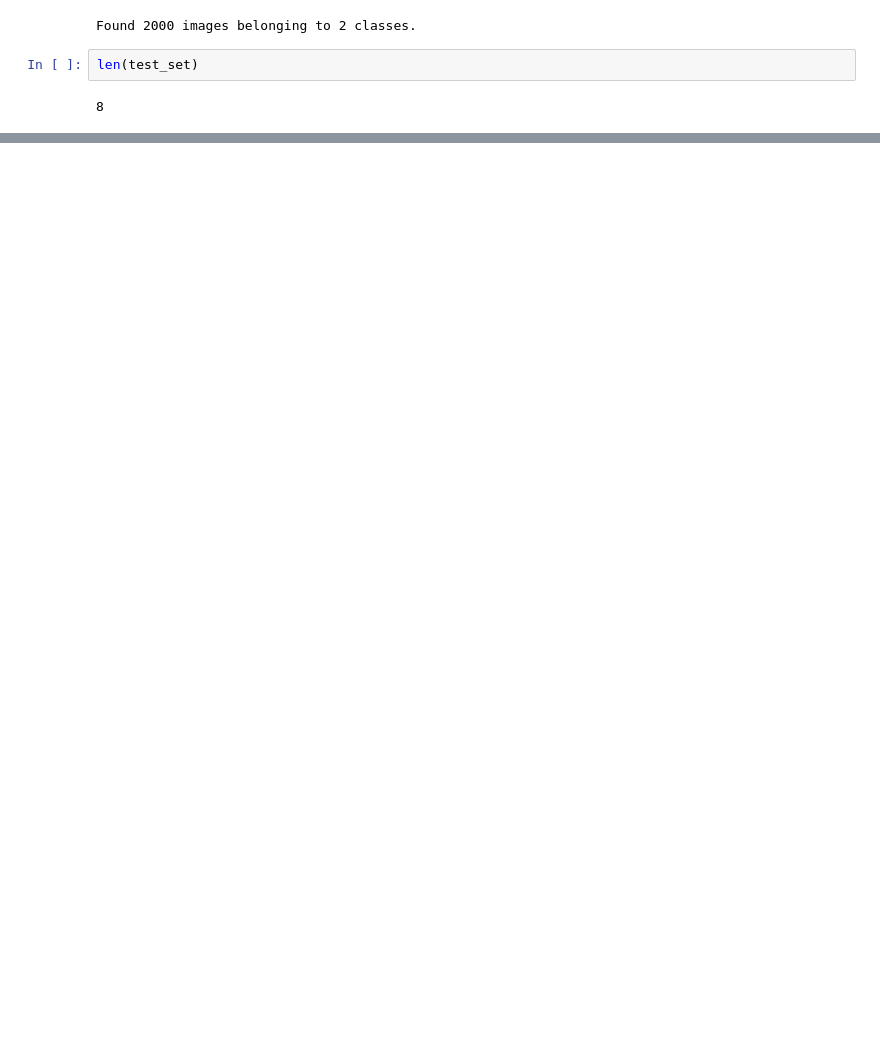
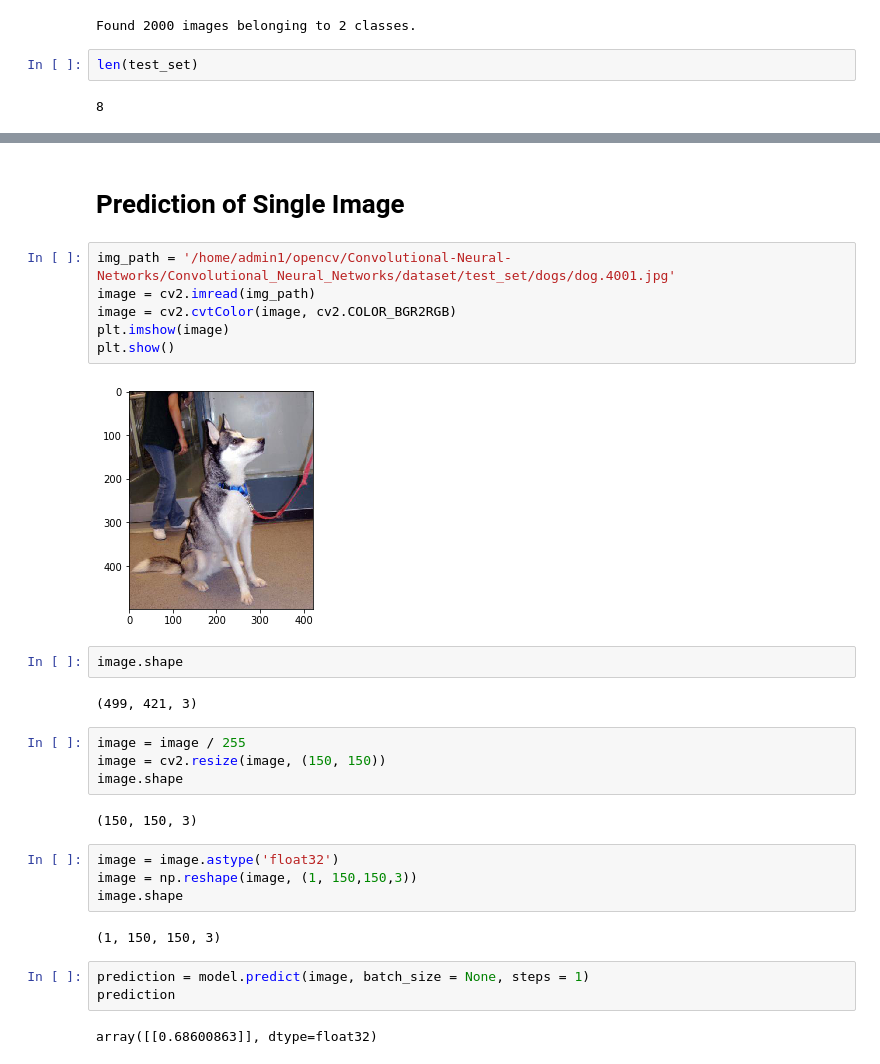
Before and after one commit to samruddhichitnis02/opencv, a Jupyter notebook: Classification_of_cats_and_dogs/Classification_of_cats_dogs.ipynb, the cells around one changed output, grey strips where cells are left out. Cells and saved outputs as stored; diff of their text form; blank space fills up the shorter version.

```diff
--- a/Classification_of_cats_and_dogs/Classification_of_cats_dogs.ipynb
+++ b/Classification_of_cats_and_dogs/Classification_of_cats_dogs.ipynb
@@ -124,0 +208,31 @@ len(test_set)
+# %% [markdown]
+# Prediction of Single Image
+# %%
+img_path = '/home/admin1/opencv/Convolutional-Neural-Networks/Convolutional_Neural_Networks/dataset/test_set/dogs/dog.4001.jpg'
+image = cv2.imread(img_path)
+image = cv2.cvtColor(image, cv2.COLOR_BGR2RGB)
+plt.imshow(image)
+plt.show()
+# %% [output]
+[figure, added]
+# %%
+image.shape
+# %% [output]
+(499, 421, 3)
+# %%
+image = image / 255
+image = cv2.resize(image, (150, 150))
+image.shape
+# %% [output]
+(150, 150, 3)
+# %%
+image = image.astype('float32')
+image = np.reshape(image, (1, 150,150,3))
+image.shape
+# %% [output]
+(1, 150, 150, 3)
+# %%
+prediction = model.predict(image, batch_size = None, steps = 1)
+prediction
+# %% [output]
+array([[0.68600863]], dtype=float32)
```
Also changed, not shown: parts of 26 cells of this notebook.
